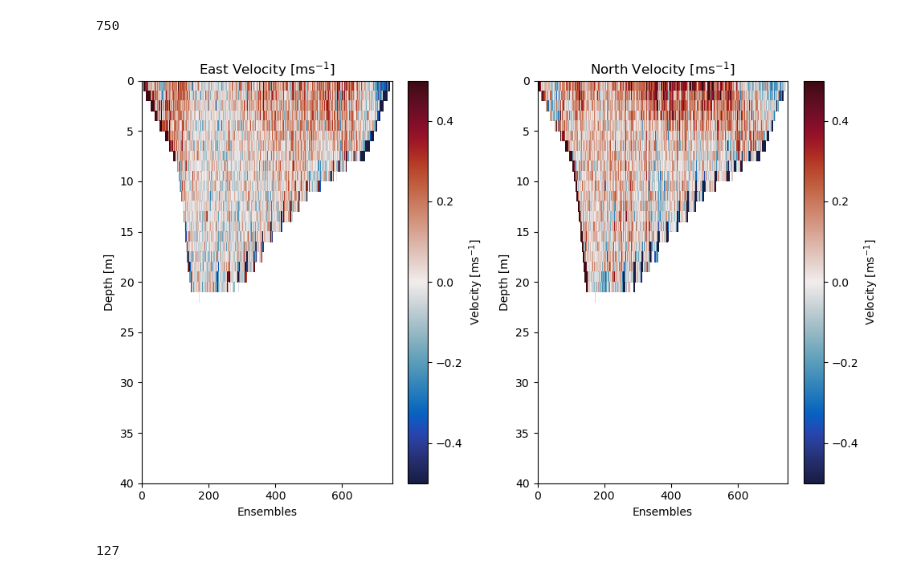
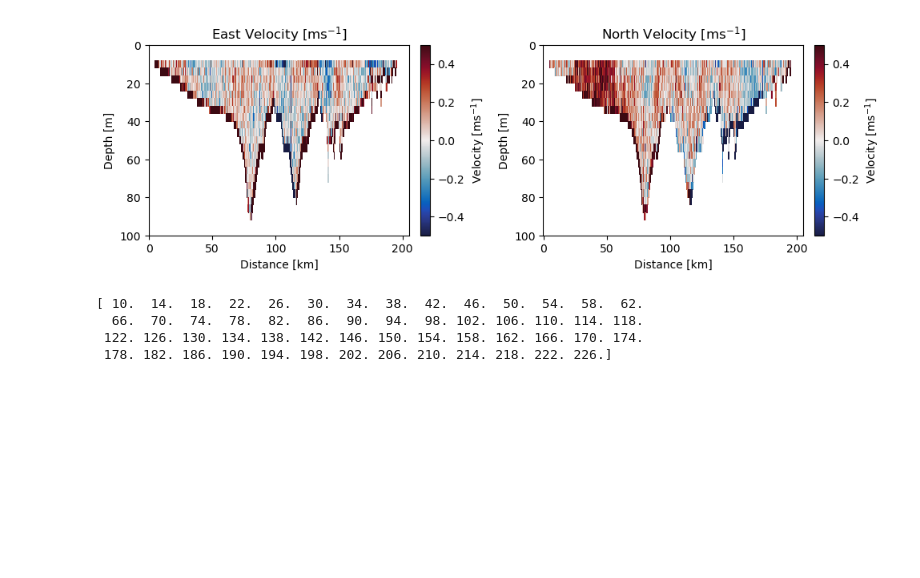
Before and after one commit to subniten/steamy, a Jupyter notebook: notebooks/ADCP_1.ipynb, the cells around one changed output. Cells and saved outputs as stored; diff of their text form; code cells hidden in the pictures; blank space fills up the shorter version.

Commit message:
Visualize ADCP data
Contour plots and Quiver plots over map
STA - short time average - 50 seconds
LTA - long time average - 5 minutes

```diff
--- a/notebooks/ADCP_1.ipynb
+++ b/notebooks/ADCP_1.ipynb
@@ -9,8 +12,7 @@ import cartopy
 # %%
-file = 'ADCP_PP/230504_STA'
+file = 'ADCP_PP/230505_STA'
 
 Ens = scipy.io.loadmat(file + '_east.mat')['ConEnsembles'].astype(int)
-print(len(Ens))
 # Load U Velocity Data (east)
 U = scipy.io.loadmat(file + '_east.mat')['ConVel'].astype(np.float32)*1e-3
 U[U==-32.768] = np.nan
@@ -20,37 +22,52 @@ V = scipy.io.loadmat(file + '_north.mat')['ConVel'].astype(np.float32)*1e-3
 V[V==-32.768] = np.nan
 
 # Load bin data
-bins = scipy.io.loadmat(file + '_east.mat')['RDIBin1Mid'].astype(np.float32) + (scipy.io.loadmat('ADCP_PP/v.mat')['ConBins'].astype(np.float32) - 1) * scipy.io.loadmat('ADCP_PP/v.mat')['RDIBinSize'].astype(np.float32)
+bins = scipy.io.loadmat(file + '_east.mat')['RDIBin1Mid'].astype(np.float32) + (scipy.io.loadmat(file + '_east.mat')['ConBins'].astype(np.float32) - 1) * scipy.io.loadmat(file + '_east.mat')['RDIBinSize'].astype(np.float32)
+bins = bins.reshape(-1,)
 
-# Load Time data
-time = np.array(scipy.io.loadmat(file + '_east.mat')['ConHour'] * 3600 +  scipy.io.loadmat(file + '_east.mat')['ConMin'] * 60 +  scipy.io.loadmat(file + '_east.mat')['ConSec'] )
-# print(time[1])
-# datetime(time, 's')
+# Load Time data - im not able to convert it to datetime without a for loop - any ideas?
+# time = np.array(scipy.io.loadmat(file + '_east.mat')['ConHour'] * 3600 +  scipy.io.loadmat(file + '_east.mat')['ConMin'] * 60 +  scipy.io.loadmat(file + '_east.mat')['ConSec'] )
+# time = time.reshape(-1,)
+
+# Load Lat Long
+lat = scipy.io.loadmat(file + '_ancillary.mat')['AnFLatDeg'].astype(np.float32).reshape(-1,)
+lon = scipy.io.loadmat(file + '_ancillary.mat')['AnFLonDeg'].astype(np.float32).reshape(-1,)
+index = np.arange(0,len(lat)-1, 1, dtype=int)
+index1 = np.arange(1,len(lat), 1, dtype=int)
+del_dist_km = np.sqrt(np.square(lat[index1] - lat[index]) + np.square(lon[index1] - lon[index])) * 111.1
+del_dist_km = np.append(0, del_dist_km)
+dist_km = np.cumsum(del_dist_km, 0)
-# %% [output]
-750
 # %%
-# Plot velocity contours
+# Plot velocity contours as fucntion of distance and depth
 colorBarRange = [-.5, .5]
 fig, ax = plt.subplots(figsize=[10,6], ncols=2)
-fig0 = ax[0].pcolor(U.transpose(), cmap = cmo.balance, vmin=colorBarRange[0], vmax=colorBarRange[1])
-cb0 = plt.colorbar(fig0 , ax=ax[0], label='Velocity [ms$^{-1}$]')
-ax[0].set_ylim(0, 40)
+fig0 = ax[0].pcolor(dist_km, bins, U.transpose(), cmap = cmo.balance, vmin=colorBarRange[0], vmax=colorBarRange[1])
+cb0 = plt.colorbar(fig0 , ax=ax[0], label='Velocity [ms$^{-1}$]', fraction=0.034, pad=0.04)
+ax[0].set_ylim(0, 100)
 ax[0].invert_yaxis()
-ax[0].set(title='East Velocity [ms$^{-1}$]', xlabel='Ensembles', ylabel='Depth [m]')
-# ax[0].set_aspect(1.5)
+ax[0].set(title='East Velocity [ms$^{-1}$]', xlabel='Distance [km]', ylabel='Depth [m]')
+ax[0].set_aspect(1.5)
 
-fig1 = ax[1].pcolor(V.transpose(), cmap = cmo.balance, vmin=colorBarRange[0], vmax=colorBarRange[1])
-cb1 = plt.colorbar(fig1 , ax=ax[1], label='Velocity [ms$^{-1}$]')
-ax[1].set_ylim(0, 40)
+fig1 = ax[1].pcolor(dist_km, bins, V.transpose(), cmap = cmo.balance, vmin=colorBarRange[0], vmax=colorBarRange[1])
+cb1 = plt.colorbar(fig1 , ax=ax[1], label='Velocity [ms$^{-1}$]', fraction=0.034, pad=0.04)
+ax[1].set_ylim(0, 100)
 ax[1].invert_yaxis()
-ax[1].set(title='North Velocity [ms$^{-1}$]', xlabel='Ensembles', ylabel='Depth [m]')
-# ax[1].set_aspect(1.5)
+ax[1].set(title='North Velocity [ms$^{-1}$]', xlabel='Distance [km]', ylabel='Depth [m]')
+ax[1].set_aspect(1.5)
 
 plt.tight_layout()
 plt.show()
 # %% [output]
-[figure, old version]
+[figure, new version]
-# %%
-len(Ens)
-# %% [output]
-127
+# %%
+# Plot vectors in map
+# Adjust depth data for easy plotting
+depth = np.floor(bins + 0.05)
+print(depth)
+U_xr = xr.DataArray(U, coords={'dist': dist_km,'depth': depth}, dims=["dist", "depth"])
+V_xr = xr.DataArray(V, coords={'dist': dist_km,'depth': depth}, dims=["dist", "depth"])
+# %% [output]
+[ 10.  14.  18.  22.  26.  30.  34.  38.  42.  46.  50.  54.  58.  62.
+  66.  70.  74.  78.  82.  86.  90.  94.  98. 102. 106. 110. 114. 118.
+ 122. 126. 130. 134. 138. 142. 146. 150. 154. 158. 162. 166. 170. 174.
+ 178. 182. 186. 190. 194. 198. 202. 206. 210. 214. 218. 222. 226.]
```
Also changed, not shown: parts of 4 cells of this notebook.
